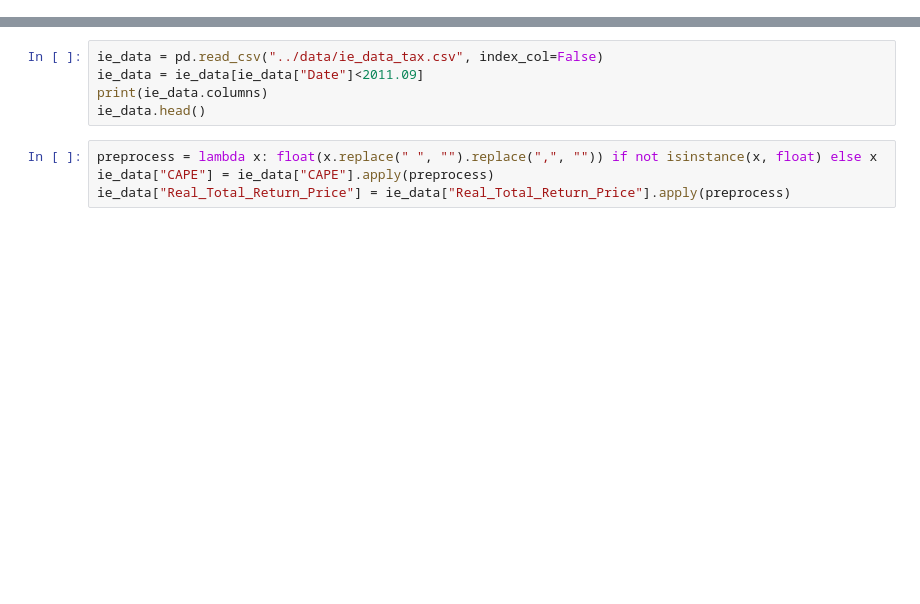
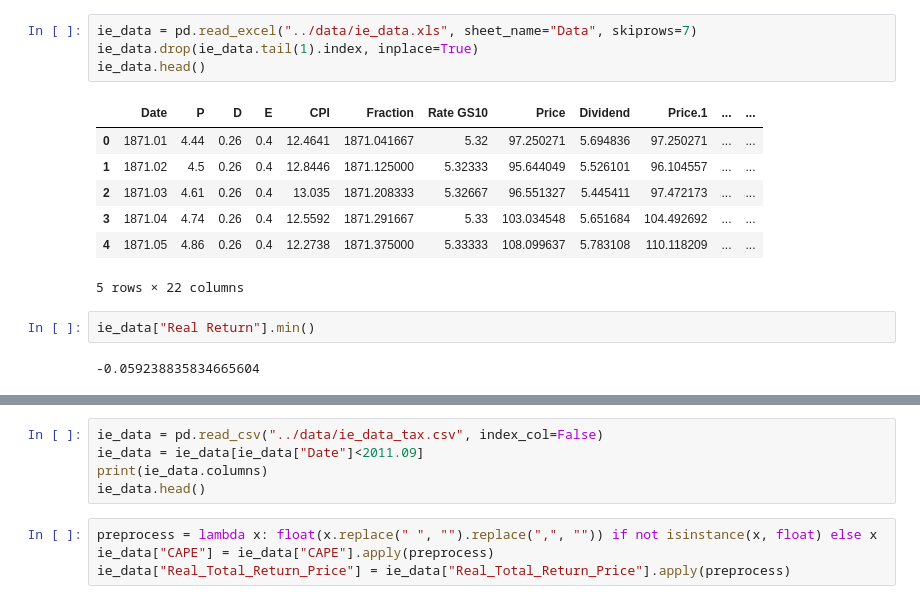
Before and after one commit to samsonq/Modifying-Shiller-CAPE-Ratio, a Jupyter notebook: notebooks/CAPE Ratio Regression.ipynb, the cells around one changed output, grey strips where cells are left out. Saved outputs shown, nothing was run; the diff lists cells and outputs as text; blank space fills up the shorter version.

```diff
--- a/notebooks/CAPE Ratio Regression.ipynb
+++ b/notebooks/CAPE Ratio Regression.ipynb
@@ -13,0 +29,16 @@ warnings.filterwarnings("ignore")
+# %%
+ie_data = pd.read_excel("../data/ie_data.xls", sheet_name="Data", skiprows=7)
+ie_data.drop(ie_data.tail(1).index, inplace=True)
+ie_data.head()
+# %% [output]
+|  | Date | P | D | E | CPI | Fraction | Rate GS10 | Price | Dividend | Price.1 | ... | ... |
+| 0 | 1871.01 | 4.44 | 0.26 | 0.4 | 12.4641 | 1871.041667 | 5.32 | 97.250271 | 5.694836 | 97.250271 | ... | ... |
+| 1 | 1871.02 | 4.5 | 0.26 | 0.4 | 12.8446 | 1871.125000 | 5.32333 | 95.644049 | 5.526101 | 96.104557 | ... | ... |
+| 2 | 1871.03 | 4.61 | 0.26 | 0.4 | 13.035 | 1871.208333 | 5.32667 | 96.551327 | 5.445411 | 97.472173 | ... | ... |
+| 3 | 1871.04 | 4.74 | 0.26 | 0.4 | 12.5592 | 1871.291667 | 5.33 | 103.034548 | 5.651684 | 104.492692 | ... | ... |
+| 4 | 1871.05 | 4.86 | 0.26 | 0.4 | 12.2738 | 1871.375000 | 5.33333 | 108.099637 | 5.783108 | 110.118209 | ... | ... |
+5 rows × 22 columns
+# %%
+ie_data["Real Return"].min()
+# %% [output]
+-0.059238835834665604
```
Also changed, not shown: parts of 16 cells of this notebook, 8 other files.
